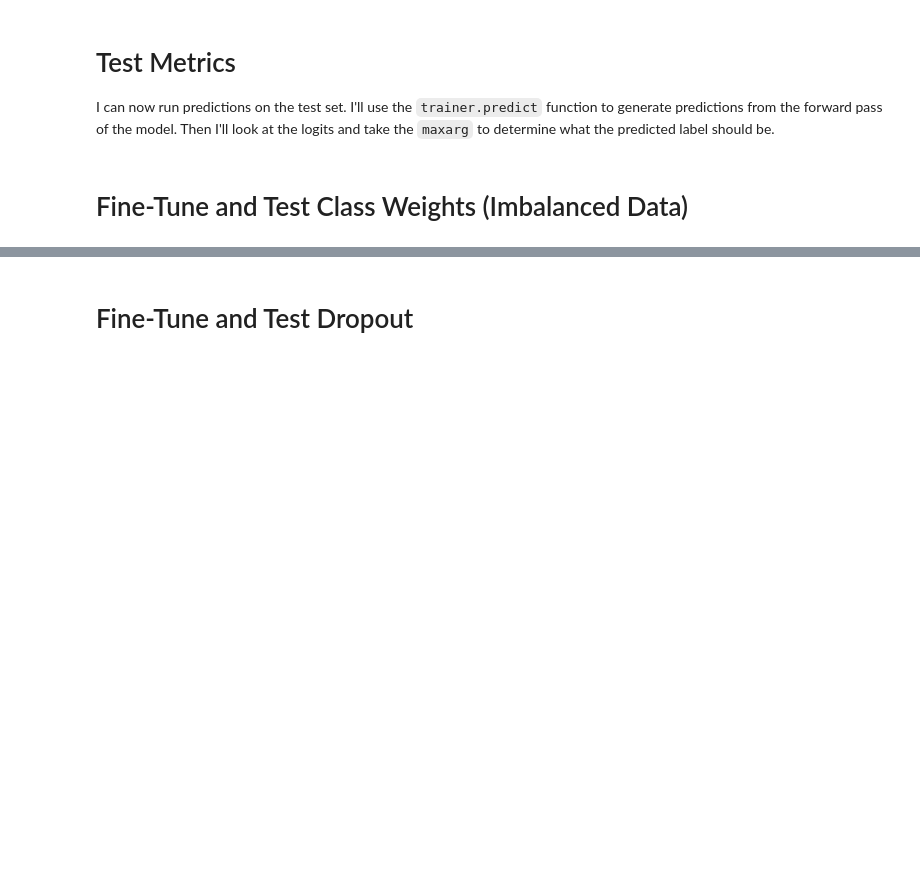
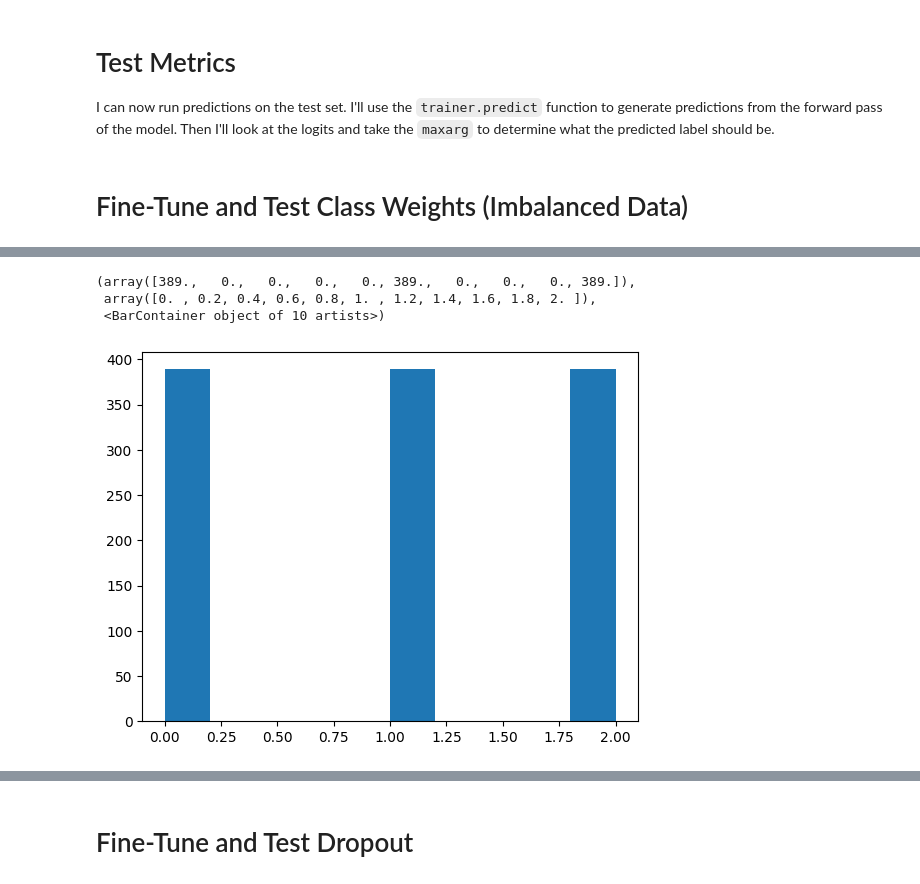
Before and after one commit to BBotzer/AI574-Team1, a Jupyter notebook: smishing/notebooks/BERT_base_Botzer.ipynb, the cells around one changed output, grey strips where cells are left out. Drawn from its saved outputs; the diff is of its cells as text; code cells hidden in the pictures; blank space fills up the shorter version.

Commit message:
updated for undersampling

```diff
--- a/smishing/notebooks/BERT_base_Botzer.ipynb
+++ b/smishing/notebooks/BERT_base_Botzer.ipynb
@@ -337,0 +320,7 @@ int
+# %%
+data = DatasetDict({
+    'train': train_dataset,
+    'val': val_datset,
+    'test': test_dataset
+})
+data
@@ -690,0 +695,33 @@ plt.title('Training and Validation Loss per epoch')
+# %%
+# Putting in the Over/Undersampling here.
+
+from imblearn import under_sampling
+from datasets import Dataset # Make sure I have the right Dataset
+# Resample here
+
+# Resample via undersampling up here
+
+# I'll cut everything down to the m items which is just below the lowest class and still easily batchable
+rus = under_sampling.RandomUnderSampler(random_state=226, replacement=False)
+
+# Create a copy of the dataset and convert it to DataFrame
+data_under = data.copy()
+train_df = pd.DataFrame(data_under['train'])
+
+# Ensure labels are in integer format
+train_df['labels'] = train_df['labels'].astype(int)
+
+# Separate features and labels
+X = train_df.drop(columns=['labels'])
+y = train_df['labels']
+
+# Apply RandomUnderSampler
+X_under, y_under = rus.fit_resample(X, y)
+
+# Combine the resampled features and labels back into a DataFrame
+train_resampled = X_under.copy()
+train_resampled['labels'] = y_under
+
+# Assign the resampled data back to the dataset
+data_usample = data.copy()
+data_usample['train'] = Dataset.from_pandas(train_resampled, preserve_index=False)
@@ -690,0 +743,8 @@ plt.title('Training and Validation Loss per epoch')
+# %%
+# Make sure the undersampling is even
+plt.hist(data_usample['train']['labels']);
+# %% [output]
+(array([389.,   0.,   0.,   0.,   0., 389.,   0.,   0.,   0., 389.]),
+ array([0. , 0.2, 0.4, 0.6, 0.8, 1. , 1.2, 1.4, 1.6, 1.8, 2. ]),
+ <BarContainer object of 10 artists>)
+[figure, added]
```
Also changed, not shown: parts of 19 cells of this notebook.
